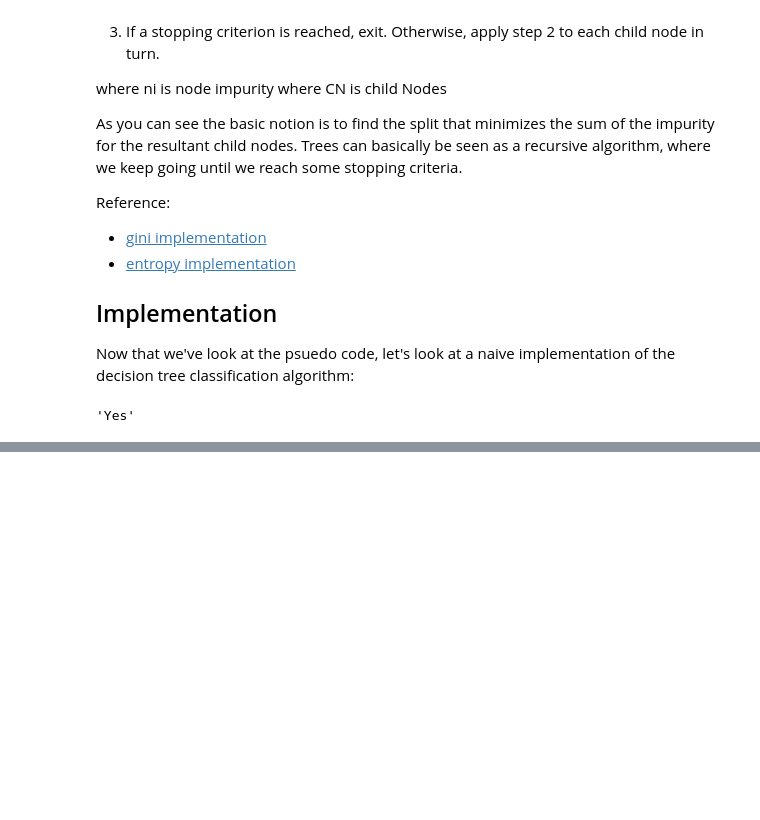
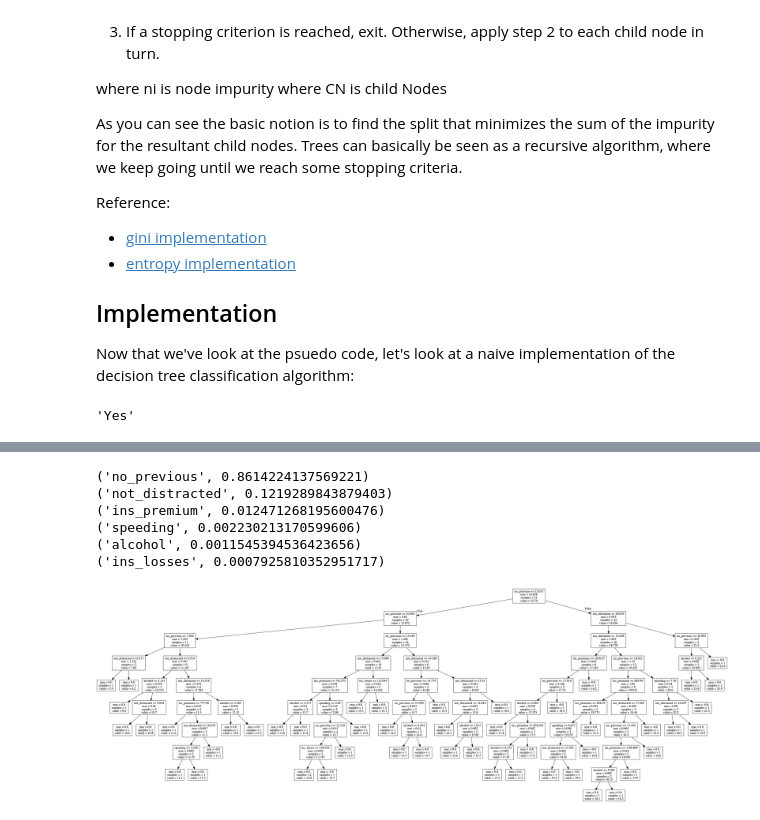
Before and after one commit to EricSchles/fourth_data_science_meetup_nyc, a Jupyter notebook: An Introduction To Information Theory.ipynb, the cells around one changed output, grey strips where cells are left out. Drawn from its saved outputs; the diff is of its cells as text; code cells hidden in the pictures; blank space fills up the shorter version.

```diff
--- a/An Introduction To Information Theory.ipynb
+++ b/An Introduction To Information Theory.ipynb
@@ -727,0 +773,10 @@ prediction
+# %%
+from sklearn import feature_selection
+features=["sepal length","sepal width","petal length", "petal width"]
+X = data.data
+y = y_pred
+ranks = feature_selection.mutual_info_regression(X, y)
+rankings = []
+for index, feature in enumerate(features):
+    rankings.append((feature, ranks[index]))
+sorted(rankings, key=lambda t: t[1], reverse=True)
@@ -727,0 +824,34 @@ prediction
+# %%
+from sklearn import tree
+from sklearn import metrics
+from scipy import stats
+import seaborn as sns
+
+crashes = sns.load_dataset("car_crashes").sort_values("total", ascending=False)
+features = ["speeding", "alcohol", "not_distracted", "no_previous", "ins_premium", "ins_losses"]
+X = crashes[features]
+y = crashes["total"]
+c45 = tree.DecisionTreeRegressor()
+c45.fit(X, y)
+y_pred = c45.predict(X)
+
+feature_importances = []
+for index, feature_name in enumerate(features):
+    feature_importances.append((feature_name, c45.feature_importances_[index]))
+for elem in sorted(feature_importances, key=lambda t:t[1], reverse=True):
+    print(elem)
+
+reg_dot_data = export_graphviz(c45,
+                               out_file=None,
+                               feature_names=features
+                              )
+reg_graph = pydotplus.graph_from_dot_data(reg_dot_data)
+Image(reg_graph.create_png())
+# %% [output]
+('no_previous', 0.8614224137569221)
+('not_distracted', 0.1219289843879403)
+('ins_premium', 0.012471268195600476)
+('speeding', 0.002230213170599606)
+('alcohol', 0.0011545394536423656)
+('ins_losses', 0.0007925810352951717)
+[figure, added]
```
Also changed, not shown: parts of 42 cells of this notebook.
